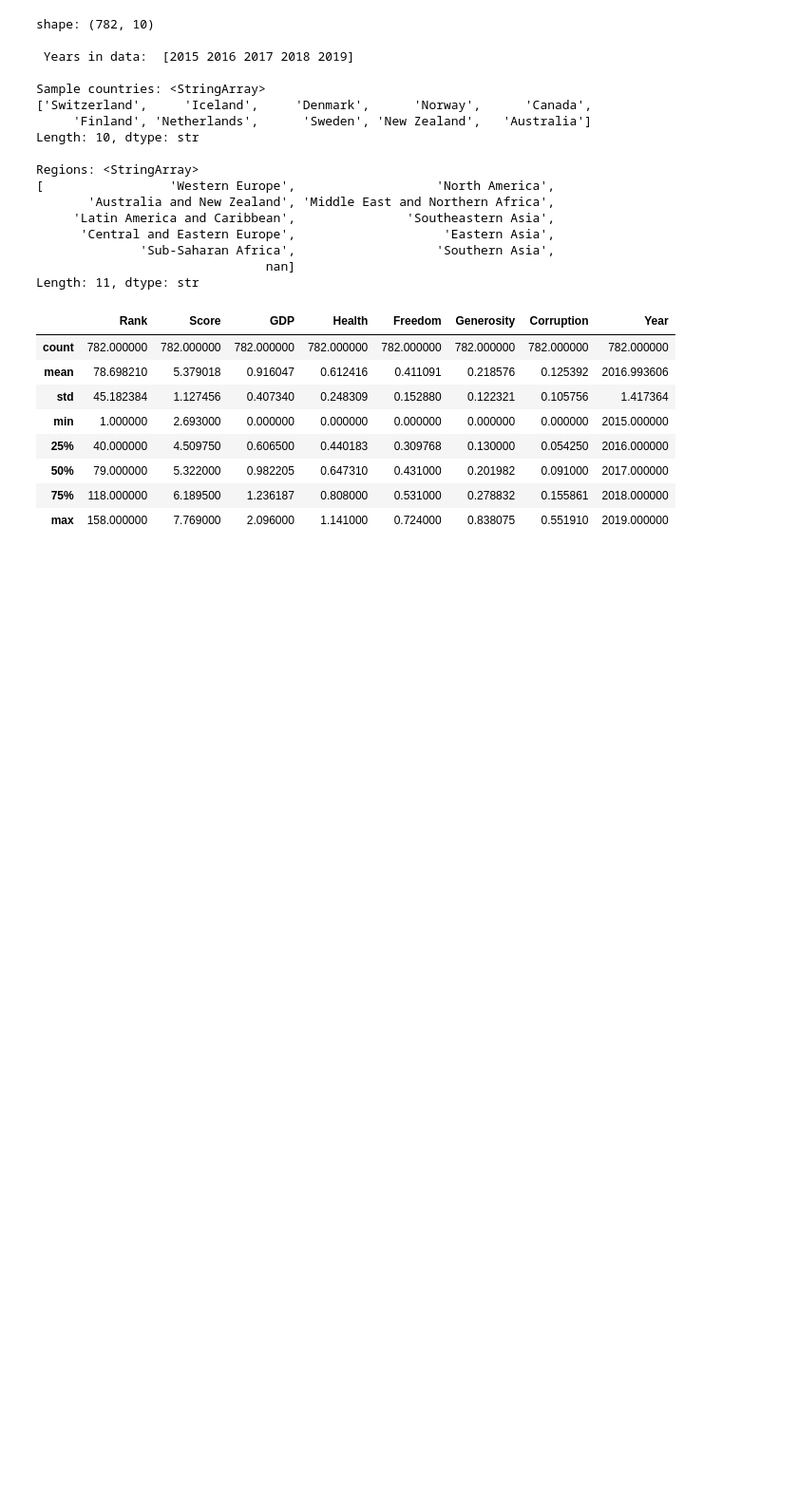
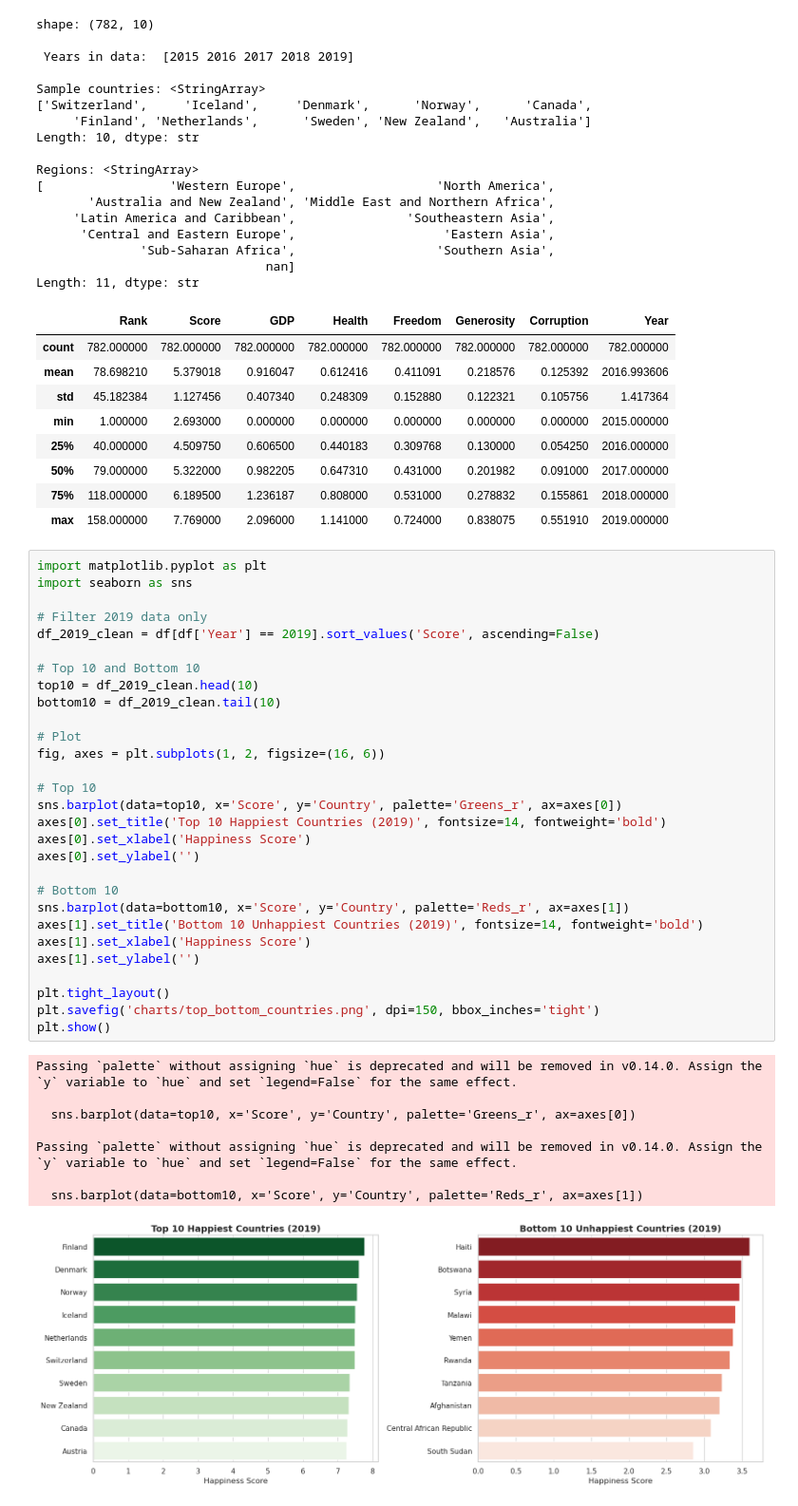
Before and after one commit to nb-acharya/world-happiness-analysis, a Jupyter notebook: happiness_analysis.ipynb, the cells around one changed output. Shown at 95% size. Saved outputs shown, nothing was run; the diff lists cells and outputs as text; blank space fills up the shorter version.

Commit message:
add chart 1: top 10 and bottom 10 happiest countries 2019

```diff
--- a/happiness_analysis.ipynb
+++ b/happiness_analysis.ipynb
@@ -196,3 +196,41 @@ Length: 11, dtype: str
 | 50% | 79.000000 | 5.322000 | 0.982205 | 0.647310 | 0.431000 | 0.201982 | 0.091000 | 2017.000000 |
 | 75% | 118.000000 | 6.189500 | 1.236187 | 0.808000 | 0.531000 | 0.278832 | 0.155861 | 2018.000000 |
 | max | 158.000000 | 7.769000 | 2.096000 | 1.141000 | 0.724000 | 0.838075 | 0.551910 | 2019.000000 |
+# %%
+import matplotlib.pyplot as plt
+import seaborn as sns
+
+# Filter 2019 data only
+df_2019_clean = df[df['Year'] == 2019].sort_values('Score', ascending=False)
+
+# Top 10 and Bottom 10
+top10 = df_2019_clean.head(10)
+bottom10 = df_2019_clean.tail(10)
+
+# Plot
+fig, axes = plt.subplots(1, 2, figsize=(16, 6))
+
+# Top 10
+sns.barplot(data=top10, x='Score', y='Country', palette='Greens_r', ax=axes[0])
+axes[0].set_title('Top 10 Happiest Countries (2019)', fontsize=14, fontweight='bold')
+axes[0].set_xlabel('Happiness Score')
+axes[0].set_ylabel('')
+
+# Bottom 10
+sns.barplot(data=bottom10, x='Score', y='Country', palette='Reds_r', ax=axes[1])
+axes[1].set_title('Bottom 10 Unhappiest Countries (2019)', fontsize=14, fontweight='bold')
+axes[1].set_xlabel('Happiness Score')
+axes[1].set_ylabel('')
+
+plt.tight_layout()
+plt.savefig('charts/top_bottom_countries.png', dpi=150, bbox_inches='tight')
+plt.show()
+# %% [output]
+Passing `palette` without assigning `hue` is deprecated and will be removed in v0.14.0. Assign the `y` variable to `hue` and set `legend=False` for the same effect.
+
+  sns.barplot(data=top10, x='Score', y='Country', palette='Greens_r', ax=axes[0])
+
+Passing `palette` without assigning `hue` is deprecated and will be removed in v0.14.0. Assign the `y` variable to `hue` and set `legend=False` for the same effect.
+
+  sns.barplot(data=bottom10, x='Score', y='Country', palette='Reds_r', ax=axes[1])
+[figure, added]
```
Also changed, not shown: 1 other file.
